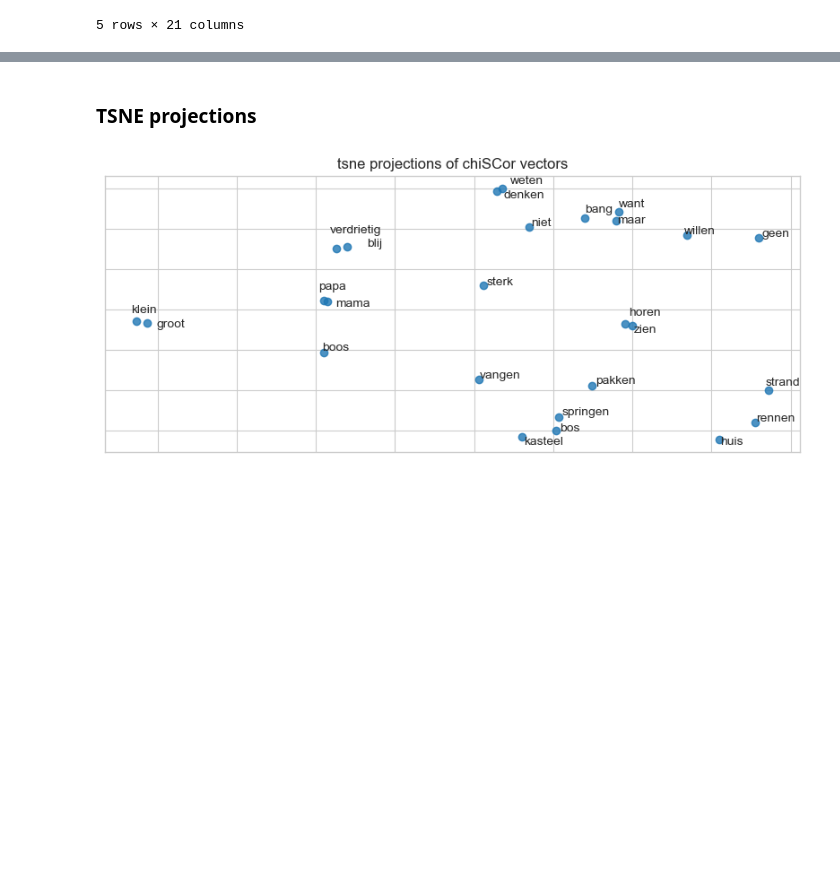
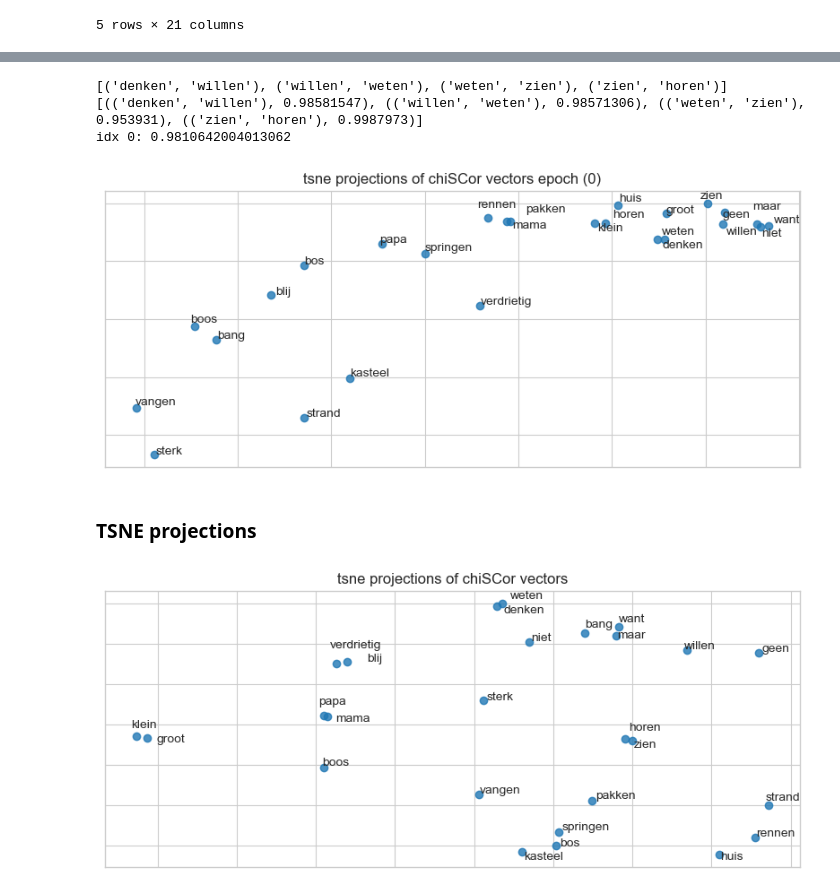
Before and after one commit to sabijn/storylm_p1_data, a Jupyter notebook: dataset_eval_overview-NL.ipynb, the cells around one changed output, grey strips where cells are left out. Saved outputs shown, nothing was run; the diff lists cells and outputs as text; code cells hidden in the pictures; blank space fills up the shorter version.

```diff
--- a/dataset_eval_overview-NL.ipynb
+++ b/dataset_eval_overview-NL.ipynb
@@ -2907,2 +3058,19 @@ lemmas_of_interest_comp = ['denken', 'willen', 'weten',
+# %%
+model_idx = [0]
+# pairs = [(a, b) for idx, a in enumerate(verbs_of_interest_comp) for b in verbs_of_interest_comp[idx + 1:]]
+
+pairs = [('denken', 'willen'), ('willen', 'weten'), ("weten", "zien"), ("zien", "horen")]
+print(pairs)
+for idx in model_idx:
+    model = Word2Vec.load(f'dataset_evaluation/modelasametric/learningcurve_exp/BS/_epoch{idx}.model')
+    create_tsne_projections(model, lemmas_of_interest_comp, title=f"tsne projections of chiSCor vectors epoch ({idx})")
+    similarities = compute_similarities_one_model(pairs, model)
+    print(list(zip(pairs, similarities)))
+    print(f'idx {idx}: {np.mean(similarities)}')
+# %% [output]
+[('denken', 'willen'), ('willen', 'weten'), ('weten', 'zien'), ('zien', 'horen')]
+[(('denken', 'willen'), 0.98581547), (('willen', 'weten'), 0.98571306), (('weten', 'zien'), 0.953931), (('zien', 'horen'), 0.9987973)]
+idx 0: 0.9810642004013062
+[figure, added]
 # %% [markdown]
 ### TSNE projections
```
Also changed, not shown: parts of 59 cells of this notebook, 53 other files.
